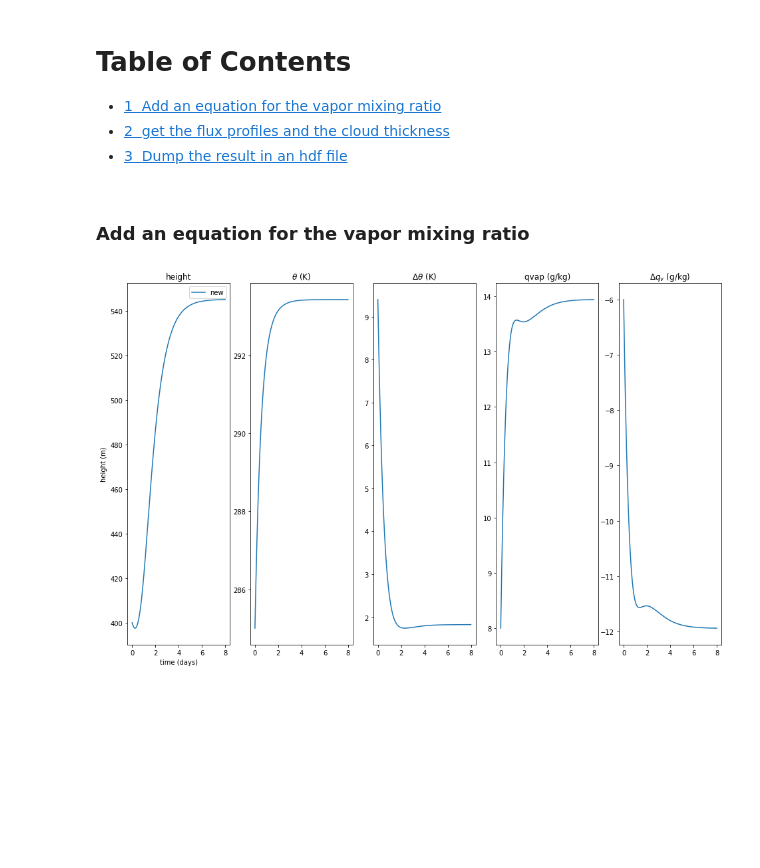
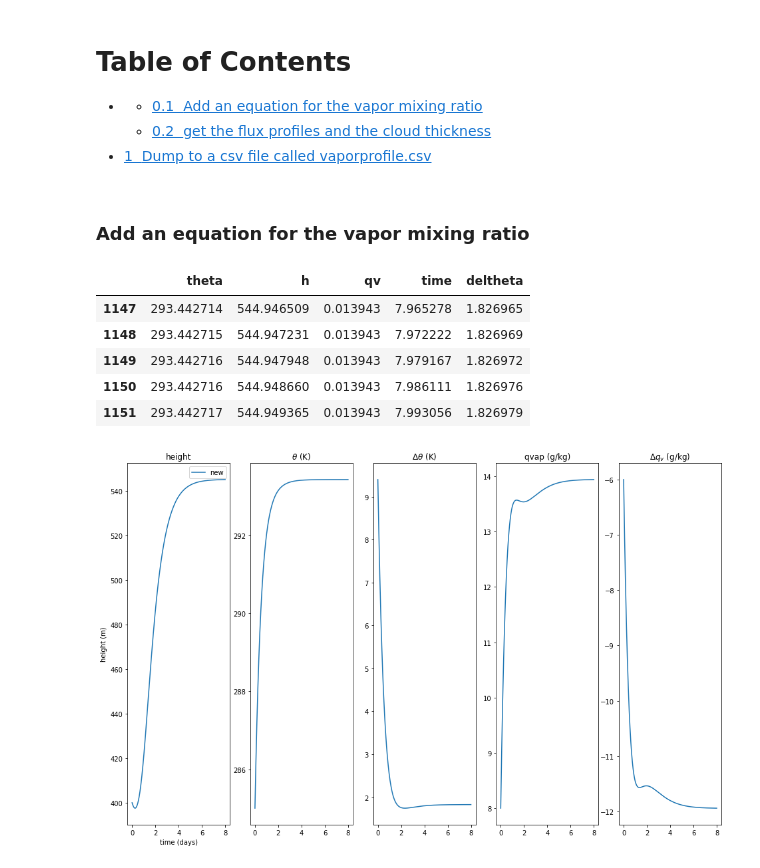
Before and after one commit to phaustin/atsc500, a Jupyter notebook: notebooks/interactive_vaporflux.ipynb, the cells around one changed output. Cells and saved outputs as stored; diff of their text form; code cells hidden in the pictures; blank space fills up the shorter version.

```diff
--- a/notebooks/interactive_vaporflux.ipynb
+++ b/notebooks/interactive_vaporflux.ipynb
@@ -1,6 +1,6 @@
 # %% [markdown]
 <h1>Table of Contents<span class="tocSkip"></span></h1>
-<div class="toc" style="margin-top: 1em;"><ul class="toc-item"><li><span><a href="#Add-an-equation-for-the-vapor-mixing-ratio" data-toc-modified-id="Add-an-equation-for-the-vapor-mixing-ratio-1"><span class="toc-item-num">1&nbsp;&nbsp;</span>Add an equation for the vapor mixing ratio</a></span></li><li><span><a href="#get-the-flux-profiles-and-the-cloud-thickness" data-toc-modified-id="get-the-flux-profiles-and-the-cloud-thickness-2"><span class="toc-item-num">2&nbsp;&nbsp;</span>get the flux profiles and the cloud thickness</a></span></li><li><span><a href="#Dump-the-result-in-an-hdf-file" data-toc-modified-id="Dump-the-result-in-an-hdf-file-3"><span class="toc-item-num">3&nbsp;&nbsp;</span>Dump the result in an hdf file</a></span></li></ul></div>
+<div class="toc"><ul class="toc-item"><li><ul class="toc-item"><li><span><a href="#Add-an-equation-for-the-vapor-mixing-ratio" data-toc-modified-id="Add-an-equation-for-the-vapor-mixing-ratio-0.1"><span class="toc-item-num">0.1&nbsp;&nbsp;</span>Add an equation for the vapor mixing ratio</a></span></li><li><span><a href="#get-the-flux-profiles-and-the-cloud-thickness" data-toc-modified-id="get-the-flux-profiles-and-the-cloud-thickness-0.2"><span class="toc-item-num">0.2&nbsp;&nbsp;</span>get the flux profiles and the cloud thickness</a></span></li></ul></li><li><span><a href="#Dump-to-a-csv-file-called-vaporprofile.csv" data-toc-modified-id="Dump-to-a-csv-file-called-vaporprofile.csv-1"><span class="toc-item-num">1&nbsp;&nbsp;</span>Dump to a csv file called vaporprofile.csv</a></span></li></ul></div>
 # %% [markdown]
 ### Add an equation for the vapor mixing ratio
 # %%
@@ -56,27 +56,35 @@ def dmixed_vars(the_vars,tstep,coeffs):
 # %%
 dtout=10.  #minutes
 end_time=8*24.   #hours
 del_time=dtout*60. #seconds
 end_time=end_time*3600. #seconds
 sst=297
 D=5.e-6  #s-1
 U=7  #m/s
 psfc=100. #kPa
 qsfc=tf.qs_tp(sst,psfc)
 ft_intercept = 292 #K
 ft_gamma = 6.e-3  #K/m
 ft_qv = 2.e-3
 k=0.2  #entrainment efficiency
 Cd = 1.e-3  #drag coefficient
 tspan = np.arange(0.,end_time,del_time)
 vars_init=[285.,400.,8.e-3]  #theta (K), height (m) qv (kg/kg) to start
 the_tup=dict(D=D,U=U,sst=sst,ft_intercept=ft_intercept,ft_gamma=ft_gamma,
              qsfc=qsfc,ft_qv=ft_qv,k=k,Cd=Cd,radcool=30.)
 the_tup=make_tuple('coeffs',the_tup)
 output=integrate.odeint(dmixed_vars, vars_init, tspan,(the_tup,))
 result=pd.DataFrame.from_records(output,columns=['theta','h','qv'])
 result['time']=tspan/3600./24.  #days
 result['deltheta'] = theta_ft(result['h'].values,ft_intercept,ft_gamma) - result['theta']
+result.tail()
+# %% [output]
+|  | theta | h | qv | time | deltheta |
+| 1147 | 293.442714 | 544.946509 | 0.013943 | 7.965278 | 1.826965 |
+| 1148 | 293.442715 | 544.947231 | 0.013943 | 7.972222 | 1.826969 |
+| 1149 | 293.442716 | 544.947948 | 0.013943 | 7.979167 | 1.826972 |
+| 1150 | 293.442716 | 544.948660 | 0.013943 | 7.986111 | 1.826976 |
+| 1151 | 293.442717 | 544.949365 | 0.013943 | 7.993056 | 1.826979 |
 # %%
 fig,ax = plt.subplots(1,5,figsize=(16,10))
 ax[0].plot(result['time'],result['h'],label='new')
```
Also changed, not shown: parts of 3 cells of this notebook, 5 other files.
